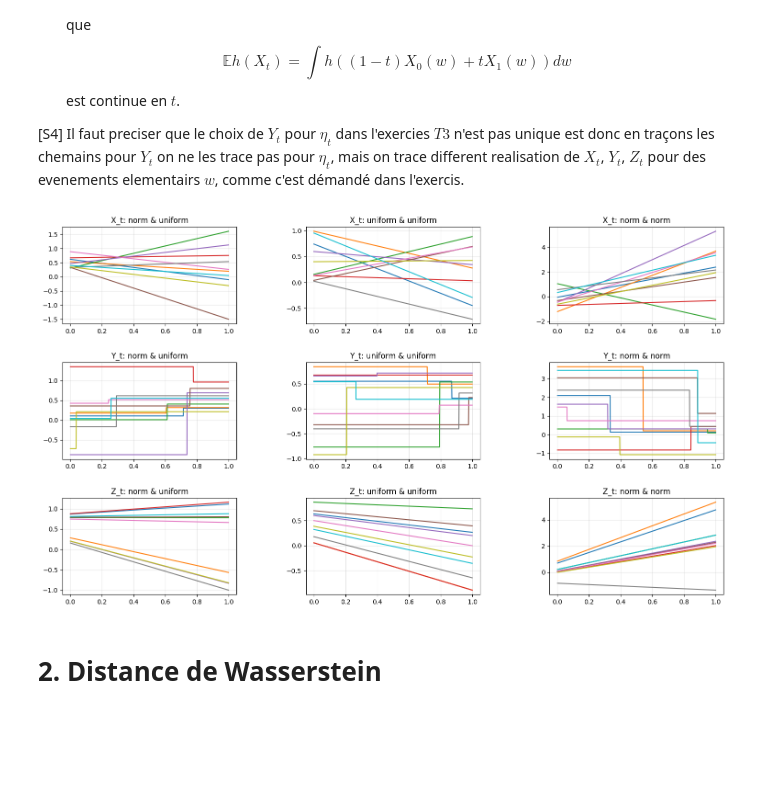
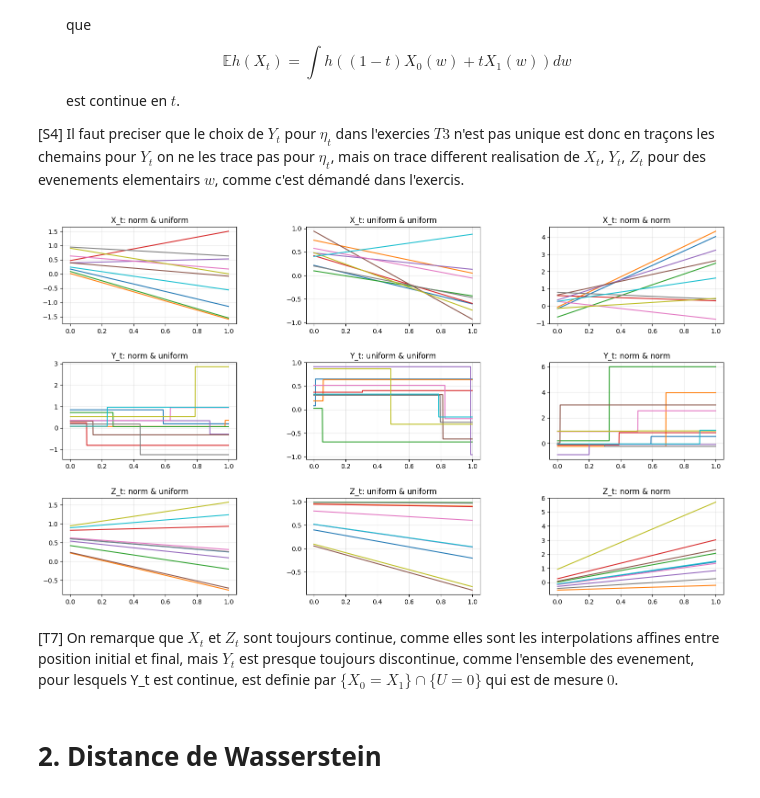
Before and after one commit to GPotoshin/Interpolation-entre-mesures-de-probabilit-s-Python-Project, a Jupyter notebook: final_notebook.ipynb, the cells around one changed output. Drawn from its saved outputs; the diff is of its cells as text; code cells hidden in the pictures; blank space fills up the shorter version.

```diff
--- a/final_notebook.ipynb
+++ b/final_notebook.ipynb
@@ -70,7 +70,7 @@ class Context:
         self.Lt = Lt
         self.plt_count = 0
         self.is_making_legend = True
-        fig, axes = plt.subplots(1, 3, figsize=(18, 5), constrained_layout=True)
+        fig, axes = plt.subplots(1, 3, figsize=(18, 5))
         self.axes = axes.ravel()
 
     def next_axe(self):
@@ -315,36 +315,38 @@ def make_10_traj_meas_inter(ctx, f, g, name):
     for i in range(10):
         u = uniform.rvs()
         a, b = f.rvs(), g.rvs()
-        Ly = np.where(u < ctx.Lx, a, b)
+        Ly = np.where(u > ctx.Lx, a, b)
         ax.plot(ctx.Lx, Ly)
     ctx.end_axe(ax, name)
 
 def make_10_traj_sim_inter(ctx, f, g, name):
     ax = ctx.next_axe()
     for i in range(10):
         u = uniform.rvs()
         a, b = f.ppf(u), g.ppf(u)
         trace_line(ctx, ax, a, b)
     ctx.end_axe(ax, name)
 
 ctx.reset(3,3)
 ctx.is_making_legend = False
 make_10_traj_var_inter(ctx, uniform, norm, "X_t: norm & uniform")
 make_10_traj_var_inter(ctx, uniform, uniform(loc=-1, scale=2), "X_t: uniform & uniform")
 make_10_traj_var_inter(ctx, norm(scale=0.5), norm(loc=2, scale=2), "X_t: norm & norm")
 
 make_10_traj_meas_inter(ctx, uniform, norm, "Y_t: norm & uniform")
 make_10_traj_meas_inter(ctx, uniform, uniform(loc=-1, scale=2), "Y_t: uniform & uniform")
 make_10_traj_meas_inter(ctx, norm(scale=0.5), norm(loc=2, scale=2), "Y_t: norm & norm")
 
 make_10_traj_sim_inter(ctx, uniform, norm, "Z_t: norm & uniform")
 make_10_traj_sim_inter(ctx, uniform, uniform(loc=-1, scale=2), "Z_t: uniform & uniform")
 make_10_traj_sim_inter(ctx, norm(scale=0.5), norm(loc=2, scale=2), "Z_t: norm & norm")
 
 plt.subplots_adjust(left=0.1, bottom=0.1, right=0.9, top=1.7, wspace=0.4, hspace=0.4)
 plt.show()
 # %% [output]
-[figure, old version]
+[figure, new version]
+# %% [markdown]
+[T7] On remarque que $X_t$ et $Z_t$ sont toujours continue, comme elles sont les interpolations affines entre position initial et final, mais $Y_t$ est presque toujours discontinue, comme l'ensemble des evenement, pour lesquels Y_t est continue, est definie par $\{X_0=X_1\}\cap\{U=0\}$ qui est de mesure $0$.
 # %% [markdown]
 # 2. Distance de Wasserstein
 # %%
```
